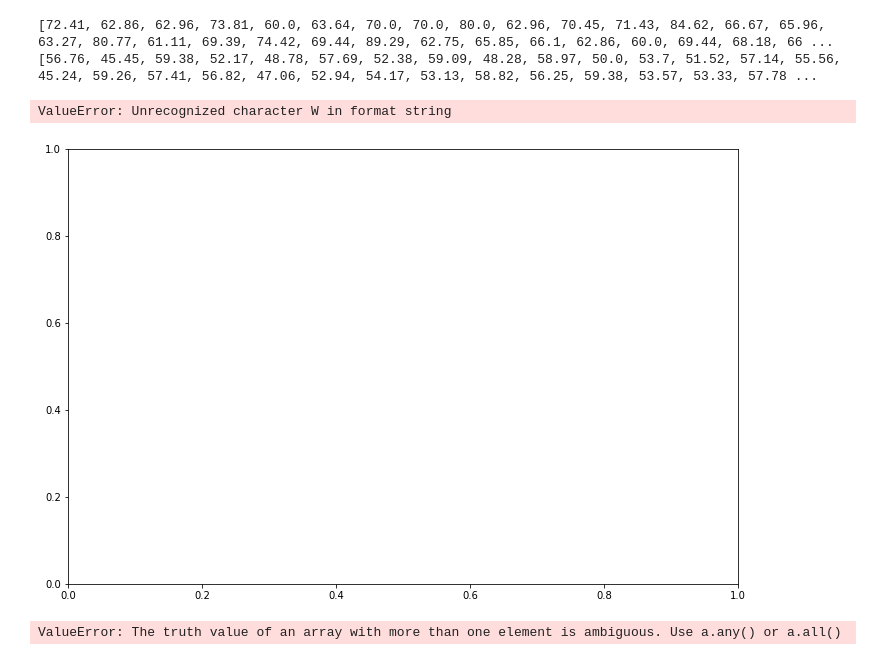
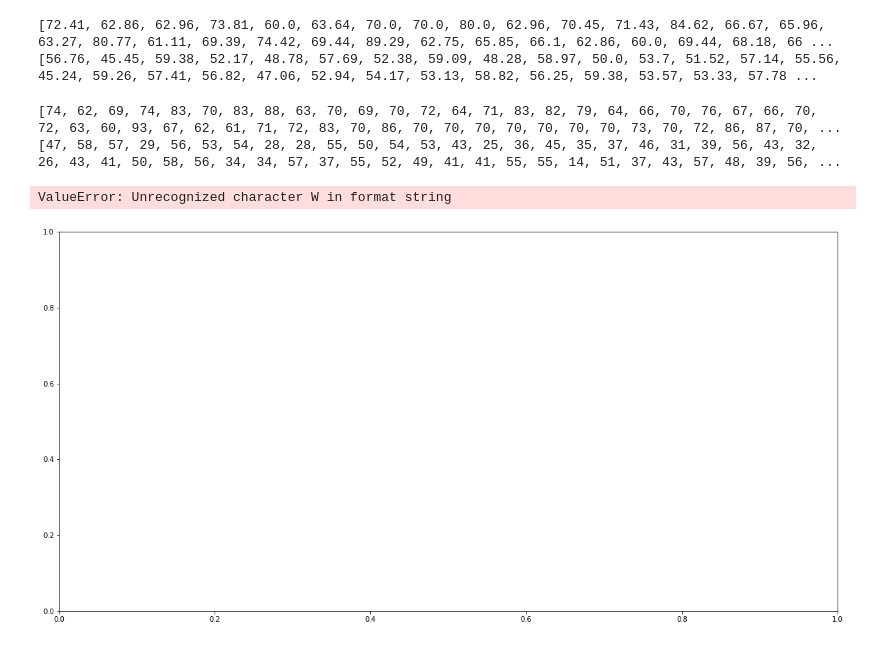
Before and after one commit to valpomet330-FA18/final-project-hbricca, a Jupyter notebook: Peyton_Manning.ipynb, the cells around one changed output. Saved outputs shown, nothing was run; the diff lists cells and outputs as text; code cells hidden in the pictures.

Commit message:
The temperatures and days are now split. Just trying to graph the data.

```diff
--- a/Peyton_Manning.ipynb
+++ b/Peyton_Manning.ipynb
@@ -249,21 +249,41 @@ print(bad_pass)
 # %% [output]
 [72.41, 62.86, 62.96, 73.81, 60.0, 63.64, 70.0, 70.0, 80.0, 62.96, 70.45, 71.43, 84.62, 66.67, 65.96, 63.27, 80.77, 61.11, 69.39, 74.42, 69.44, 89.29, 62.75, 65.85, 66.1, 62.86, 60.0, 69.44, 68.18, 66 ...
 [56.76, 45.45, 59.38, 52.17, 48.78, 57.69, 52.38, 59.09, 48.28, 58.97, 50.0, 53.7, 51.52, 57.14, 55.56, 45.24, 59.26, 57.41, 56.82, 47.06, 52.94, 54.17, 53.13, 58.82, 56.25, 59.38, 53.57, 53.33, 57.78 ...
-# %%
-# Now we are going to plot more data using the above calculations of warm days, cold days, good percentage
-# and bad percentage rates.
-plt.figure(2, figsize = (12,8))
-
-plt.plot(warm, 'Warm Days [F]', color = 'orange')
-plt.plot(good_pass, 'Pass percentage [%]', color = 'blue')
-plt.plot(cold, 'Cold Days', color = 'red')
-plt.plot(bad_pass, 'Pass Percentage', color = 'yellow')
-
-plt.savefig('WarmandColddays_pass.png', dpi=150)
-plt.show()
-# %% [output]
-ValueError: Unrecognized character W in format string
-[figure, removed]
+# %%
+# Now we are going to plot more data using the above calculations of warm days, cold days, good percentage
+# and bad percentage rates.
+low = 0
+high = 292
+tempsep = [0,0,0,0,0,0,0,0,0,0,0,0,0,0,0,0,0,0,0,0,0,0,0,0,0,0,0,0,0,0,0,0,0,0,0,0,0,0,0,0,0,0,0,0,0,0,0,0,0,0,0,0,0,0,0,0,0,0,0,0,0,0,0,0,0,0,0,0,0,0,0,0,0,0,0,0,0,0,0,0,0,0,0,0,0,0,0,0,0,0,0,0,0,0,0,0,0,0,0,0,0,0,0,0,0,0,0,0,0,0,0,0,0,0,0,0,0,0,0,0,0,0,0,0,0,0,0,0,0,0,0,0,0,0,0,0,0,0,0,0,0,0,0,0,0,0,0,0,0,0,0,0,0,0,0,0,0,0,0,0,0,0,0,0,0,0,0,0,0,0,0,0,0,0,0,0,0,0,0,0,0,0,0,0,0,0,0,0,0,0,0,0,0,0,0,0,0,0,0,0,0,0,0,0,0,0,0,0,0,0,0,0,0,0,0,0,0,0,0,0,0,0,0,0,0,0,0,0,0,0,0,0,0,0,0,0,0,0,0,0,0,0,0,0,0,0,0,0,0,0,0,0,0,0,0,0,0,0,0,0,0,0,0,0,0,0,0,0,0,0,0,0,0,0,0,0,0,0,0,0,0,0,0,0,0,0,0,0,0,0,0,0,0]
+a = len(tempsep)
+
+for t in range(293):
+    if (temp[t] >= 60):
+        tempsep[high] = temp[t]
+        high = high - 1
+    else:
+        tempsep[low] = temp[t]
+        low = low + 1
+
+# Now saving it off to a variable so that we can graph it below.
+#print (tempsep)
+warmdays = tempsep[low:292]
+colddays = tempsep[0:high]
+print(warmdays)
+print(colddays)
+
+plt.figure(2, figsize = (20,10))
+
+plt.plot(years, warmdays, 'Warm Days [F]', color = 'orange')
+plt.plot(years, good_pass, 'Pass percentage [%]', color = 'blue')
+plt.legend()
+plt.savefig('Warmdays_pass.png', dpi=150)
+plt.show()
+# %% [output]
+[74, 62, 69, 74, 83, 70, 83, 88, 63, 70, 69, 70, 72, 64, 71, 83, 82, 79, 64, 66, 70, 76, 67, 66, 70, 72, 63, 60, 93, 67, 62, 61, 71, 72, 83, 70, 86, 70, 70, 70, 70, 70, 70, 70, 73, 70, 72, 86, 87, 70, ...
+[47, 58, 57, 29, 56, 53, 54, 28, 28, 55, 50, 54, 53, 43, 25, 36, 45, 35, 37, 46, 31, 39, 56, 43, 32, 26, 43, 41, 50, 58, 56, 34, 34, 57, 37, 55, 52, 49, 41, 41, 55, 55, 14, 51, 37, 43, 57, 48, 39, 56, ...
+ValueError: Unrecognized character W in format string
+[figure, added]
 # %%
 # Plotting the data to see the trend
 import matplotlib.pyplot as plt
@@ -276,23 +296,3 @@ plt.xticks(rotation=90)
 plt.ylabel('Temperature [F] and Pass Completion [%]')
 plt.savefig('passingpercentage.png', dpi=150)
 plt.show()
-# %%
-# Finding the times where he completed passes and the temperatures were warm
-
-temp_warm =
-
-if ipass.values >60:
-    print
-
-high_pass_percentages = np.where(ipass > 60)
-#high_pass_percentages
-
-# Now plotting to see if the correlation between warm temperatures and high pass percentages are correlated using
-# A scatter plot.
-plt.figure(1, figsize = (12,8))
-plt.plot(temp_warm, color = 'red' )
-plt.plot(high_pass_percentages, color = 'black')
-plt.xlabel('Pass Percentages')
-plt.ylabel('Temperature [F]')
-# %% [output]
-ValueError: The truth value of an array with more than one element is ambiguous. Use a.any() or a.all()
```
Also changed, not shown: parts of 1 cell of this notebook.
